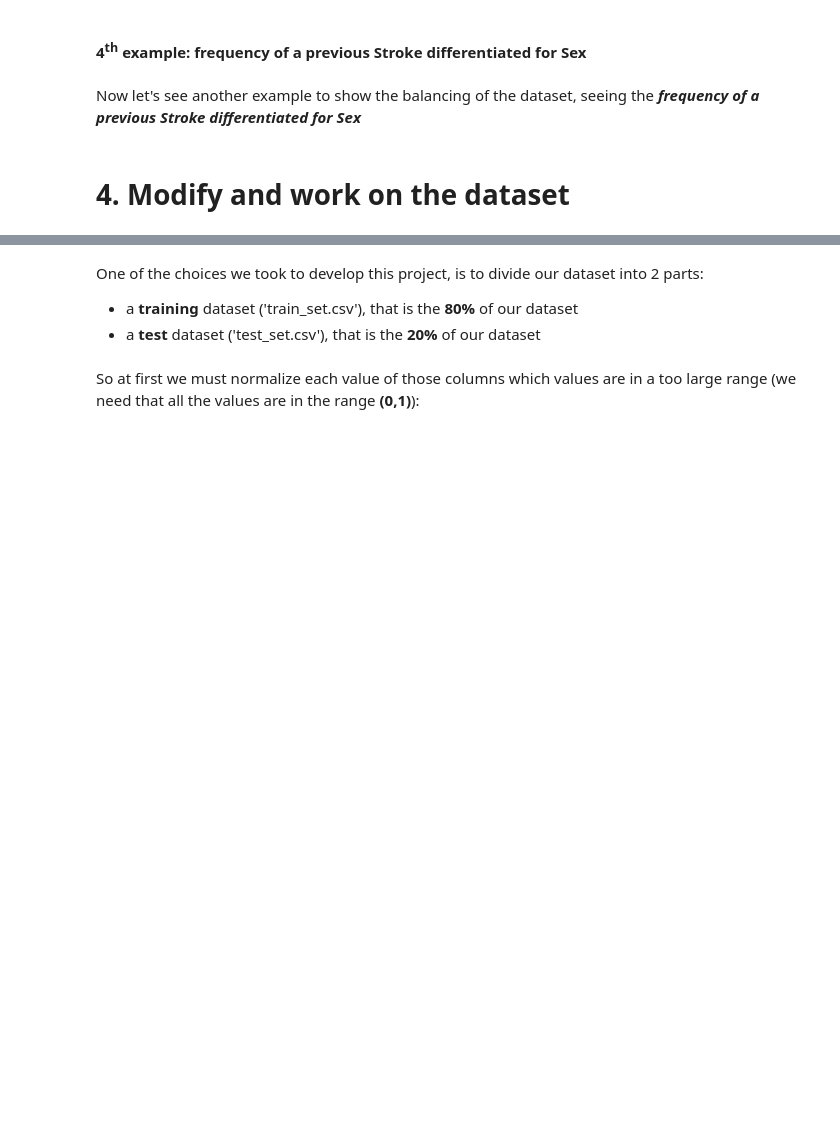
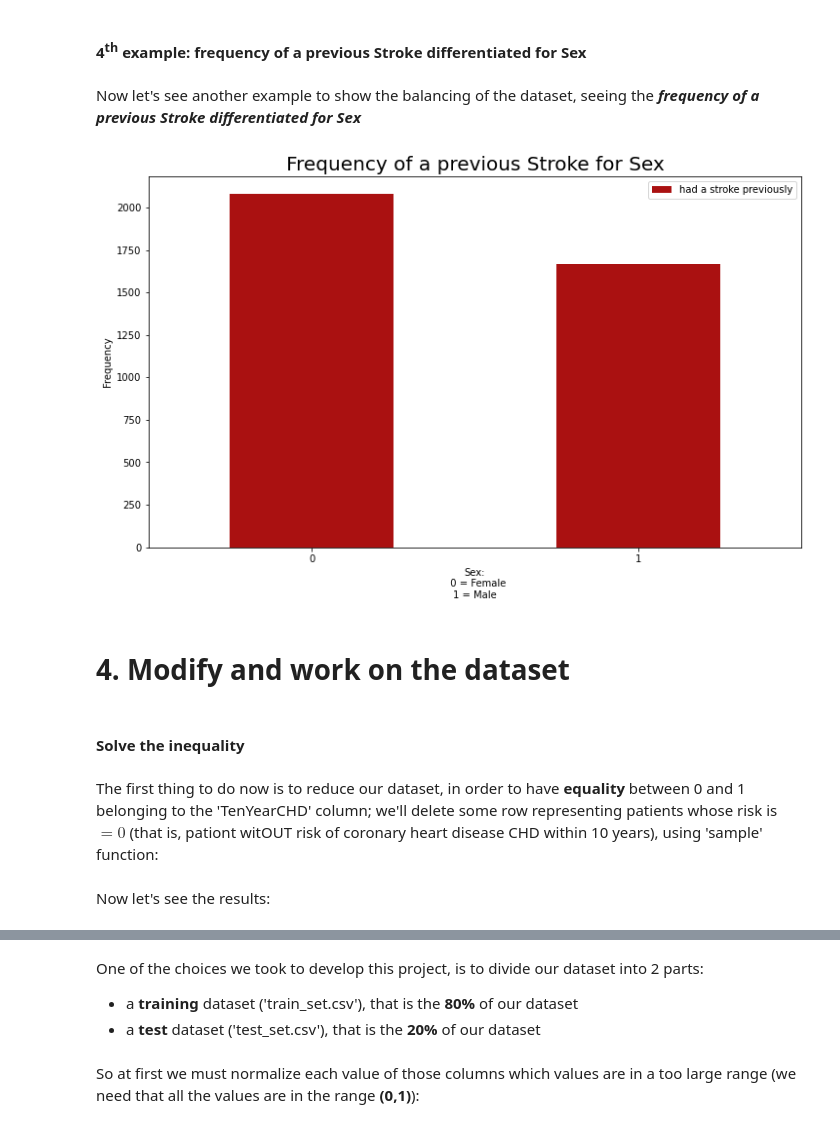
Before and after one commit to TarazGr/FDS-Final, a Jupyter notebook: REPORT.ipynb, the cells around one changed output, grey strips where cells are left out. Drawn from its saved outputs; the diff is of its cells as text; code cells hidden in the pictures; blank space fills up the shorter version.

```diff
--- a/REPORT.ipynb
+++ b/REPORT.ipynb
@@ -176,12 +185,18 @@ print(colored("Percentage of Patients WITH risk of coronary heart disease CHD wi
 # %% [markdown]
 Now let's see another example to show the balancing of the dataset, seeing the ***frequency of a previous Stroke differentiated for Sex***
 # %%
-pd.crosstab(df.male, df.prevalentStroke=='1').plot(kind="bar", figsize=(19.2, 10.8), color=['#AA1111'])
+pd.crosstab(df.male, df.prevalentStroke=='1').plot(kind="bar", figsize=(12, 7), color=['#AA1111'])
 plt.title('Frequency of a previous Stroke for Sex', fontsize=20)
 plt.xlabel('Sex:\n  0 = Female\n1 = Male')
 plt.xticks(rotation=0)
 plt.legend(["had a stroke previously"])
 plt.ylabel('Frequency')
 plt.show()
+# %% [output]
+[figure, added]
 # %% [markdown]
 # 4. Modify and work on the dataset
+# %% [markdown]
+#### Solve the inequality
+# %% [markdown]
+The first thing to do now is to reduce our dataset, in order to have **equality** between 0 and 1 belonging to the 'TenYearCHD' column; we'll delete some row representing patients whose risk is  $=0$  (that is, pationt witOUT risk of coronary heart disease CHD within 10 years), using 'sample' function:
@@ -187,0 +212,2 @@ plt.show()
+# %% [markdown]
+Now let's see the results:
```
Also changed, not shown: parts of 6 cells of this notebook, 1 other file.
